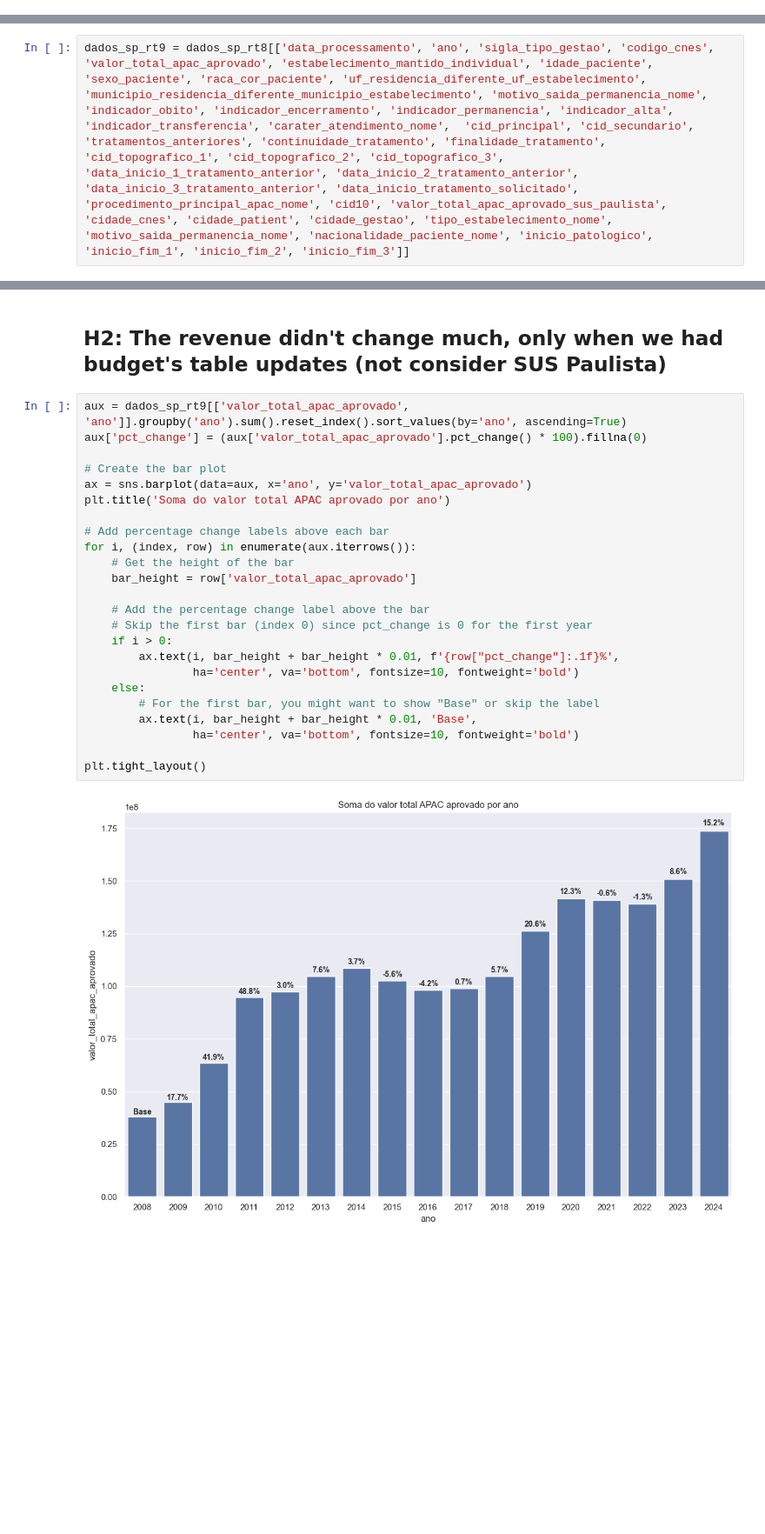
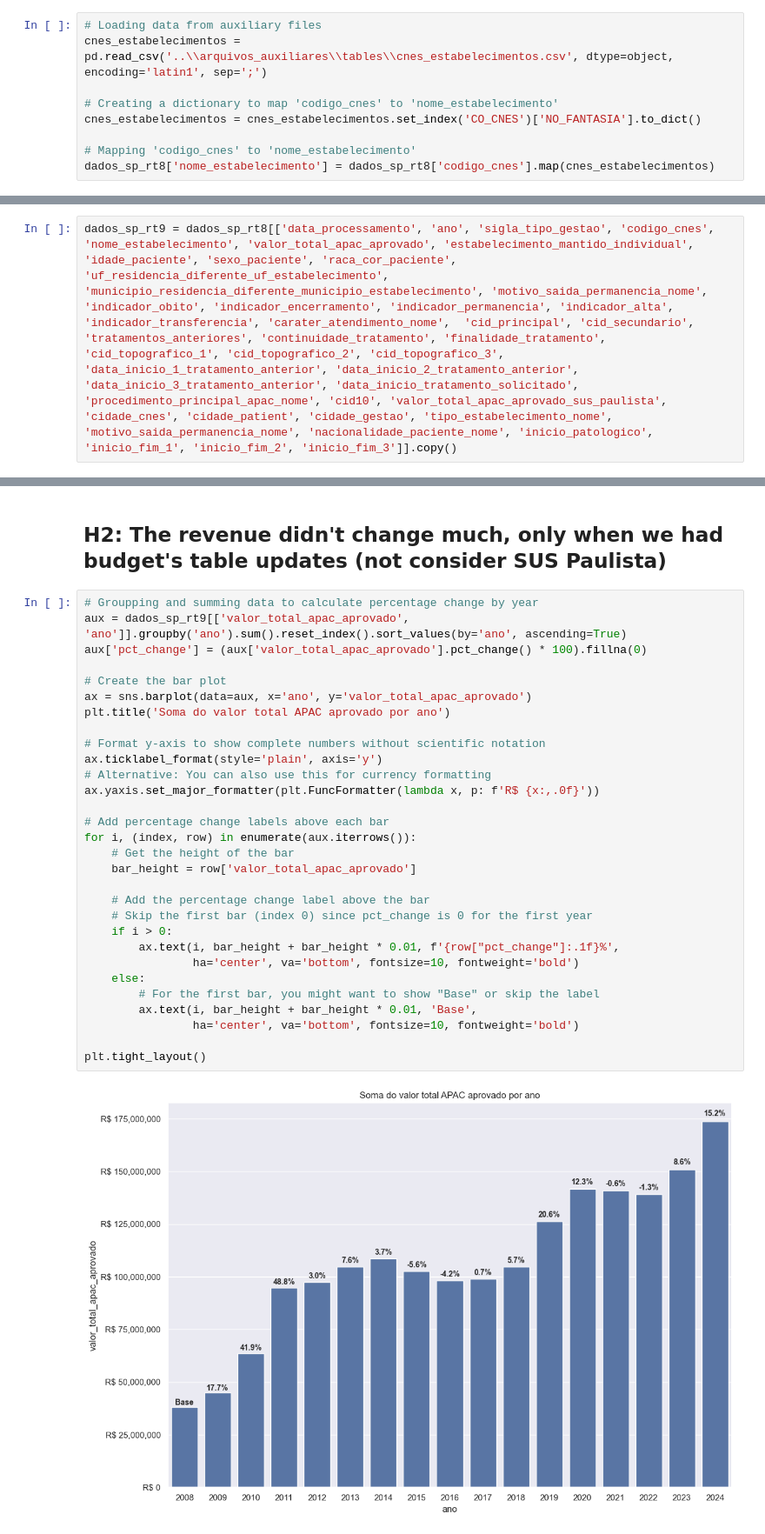
Before and after one commit to gustavo-moretto/rt_datasus, a Jupyter notebook: states/sp/dados_rt_sp.ipynb, the cells around one changed output, grey strips where cells are left out. Shown at 87% size. Saved outputs shown, nothing was run; the diff lists cells and outputs as text; blank space fills up the shorter version.

Commit message:
more graphs

```diff
--- a/states/sp/dados_rt_sp.ipynb
+++ b/states/sp/dados_rt_sp.ipynb
@@ -389 +391,10 @@ dados_sp_rt8['finalidade_tratamento'] = dados_sp_rt8['finalidade_tratamento'].ma
+# %%
+# Loading data from auxiliary files
+cnes_estabelecimentos = pd.read_csv('..\\arquivos_auxiliares\\tables\\cnes_estabelecimentos.csv', dtype=object, encoding='latin1', sep=';')
+
+# Creating a dictionary to map 'codigo_cnes' to 'nome_estabelecimento'
+cnes_estabelecimentos = cnes_estabelecimentos.set_index('CO_CNES')['NO_FANTASIA'].to_dict()
+
+# Mapping 'codigo_cnes' to 'nome_estabelecimento'
+dados_sp_rt8['nome_estabelecimento'] = dados_sp_rt8['codigo_cnes'].map(cnes_estabelecimentos)
 # %% [markdown]
@@ -391,3 +402,3 @@ dados_sp_rt8['finalidade_tratamento'] = dados_sp_rt8['finalidade_tratamento'].ma
 # %%
-dados_sp_rt9 = dados_sp_rt8[['data_processamento', 'ano', 'sigla_tipo_gestao', 'codigo_cnes', 'valor_total_apac_aprovado', 'estabelecimento_mantido_individual', 'idade_paciente', 'sexo_paciente', 'raca_cor_paciente', 'uf_residencia_diferente_uf_estabelecimento', 'municipio_residencia_diferente_municipio_estabelecimento', 'motivo_saida_permanencia_nome', 'indicador_obito', 'indicador_encerramento', 'indicador_permanencia', 'indicador_alta', 'indicador_transferencia', 'carater_atendimento_nome',  'cid_principal', 'cid_secundario', 'tratamentos_anteriores', 'continuidade_tratamento', 'finalidade_tratamento', 'cid_topografico_1', 'cid_topografico_2', 'cid_topografico_3', 'data_inicio_1_tratamento_anterior', 'data_inicio_2_tratamento_anterior', 'data_inicio_3_tratamento_anterior', 'data_inicio_tratamento_solicitado', 'procedimento_principal_apac_nome', 'cid10', 'valor_total_apac_aprovado_sus_paulista', 'cidade_cnes', 'cidade_patient', 'cidade_gestao', 'tipo_estabelecimento_nome', 'motivo_saida_permanencia_nome', 'nacionalidade_paciente_nome', 'inicio_patologico', 'inicio_fim_1', 'inicio_fim_2', 'inicio_fim_3']]
+dados_sp_rt9 = dados_sp_rt8[['data_processamento', 'ano', 'sigla_tipo_gestao', 'codigo_cnes', 'nome_estabelecimento', 'valor_total_apac_aprovado', 'estabelecimento_mantido_individual', 'idade_paciente', 'sexo_paciente', 'raca_cor_paciente', 'uf_residencia_diferente_uf_estabelecimento', 'municipio_residencia_diferente_municipio_estabelecimento', 'motivo_saida_permanencia_nome', 'indicador_obito', 'indicador_encerramento', 'indicador_permanencia', 'indicador_alta', 'indicador_transferencia', 'carater_atendimento_nome',  'cid_principal', 'cid_secundario', 'tratamentos_anteriores', 'continuidade_tratamento', 'finalidade_tratamento', 'cid_topografico_1', 'cid_topografico_2', 'cid_topografico_3', 'data_inicio_1_tratamento_anterior', 'data_inicio_2_tratamento_anterior', 'data_inicio_3_tratamento_anterior', 'data_inicio_tratamento_solicitado', 'procedimento_principal_apac_nome', 'cid10', 'valor_total_apac_aprovado_sus_paulista', 'cidade_cnes', 'cidade_patient', 'cidade_gestao', 'tipo_estabelecimento_nome', 'motivo_saida_permanencia_nome', 'nacionalidade_paciente_nome', 'inicio_patologico', 'inicio_fim_1', 'inicio_fim_2', 'inicio_fim_3']].copy()
 # %% [markdown]
@@ -408,28 +419,34 @@ plt.title('Média do valor total APAC aprovado por ano');
 # %% [markdown]
 ## H2: The revenue didn't change much, only when we had budget's table updates (not consider SUS Paulista)
 # %%
+# Groupping and summing data to calculate percentage change by year
 aux = dados_sp_rt9[['valor_total_apac_aprovado', 'ano']].groupby('ano').sum().reset_index().sort_values(by='ano', ascending=True)
 aux['pct_change'] = (aux['valor_total_apac_aprovado'].pct_change() * 100).fillna(0)
 
 # Create the bar plot
 ax = sns.barplot(data=aux, x='ano', y='valor_total_apac_aprovado')
 plt.title('Soma do valor total APAC aprovado por ano')
+
+# Format y-axis to show complete numbers without scientific notation
+ax.ticklabel_format(style='plain', axis='y')
+# Alternative: You can also use this for currency formatting
+ax.yaxis.set_major_formatter(plt.FuncFormatter(lambda x, p: f'R$ {x:,.0f}'))
 
 # Add percentage change labels above each bar
 for i, (index, row) in enumerate(aux.iterrows()):
     # Get the height of the bar
     bar_height = row['valor_total_apac_aprovado']
 
     # Add the percentage change label above the bar
     # Skip the first bar (index 0) since pct_change is 0 for the first year
     if i > 0:
         ax.text(i, bar_height + bar_height * 0.01, f'{row["pct_change"]:.1f}%',
                 ha='center', va='bottom', fontsize=10, fontweight='bold')
     else:
         # For the first bar, you might want to show "Base" or skip the label
         ax.text(i, bar_height + bar_height * 0.01, 'Base',
                 ha='center', va='bottom', fontsize=10, fontweight='bold')
 
 plt.tight_layout()
 # %% [output]
-[figure, old version]
+[figure, new version]
```
Also changed, not shown: parts of 8 cells of this notebook, 2 other files.
